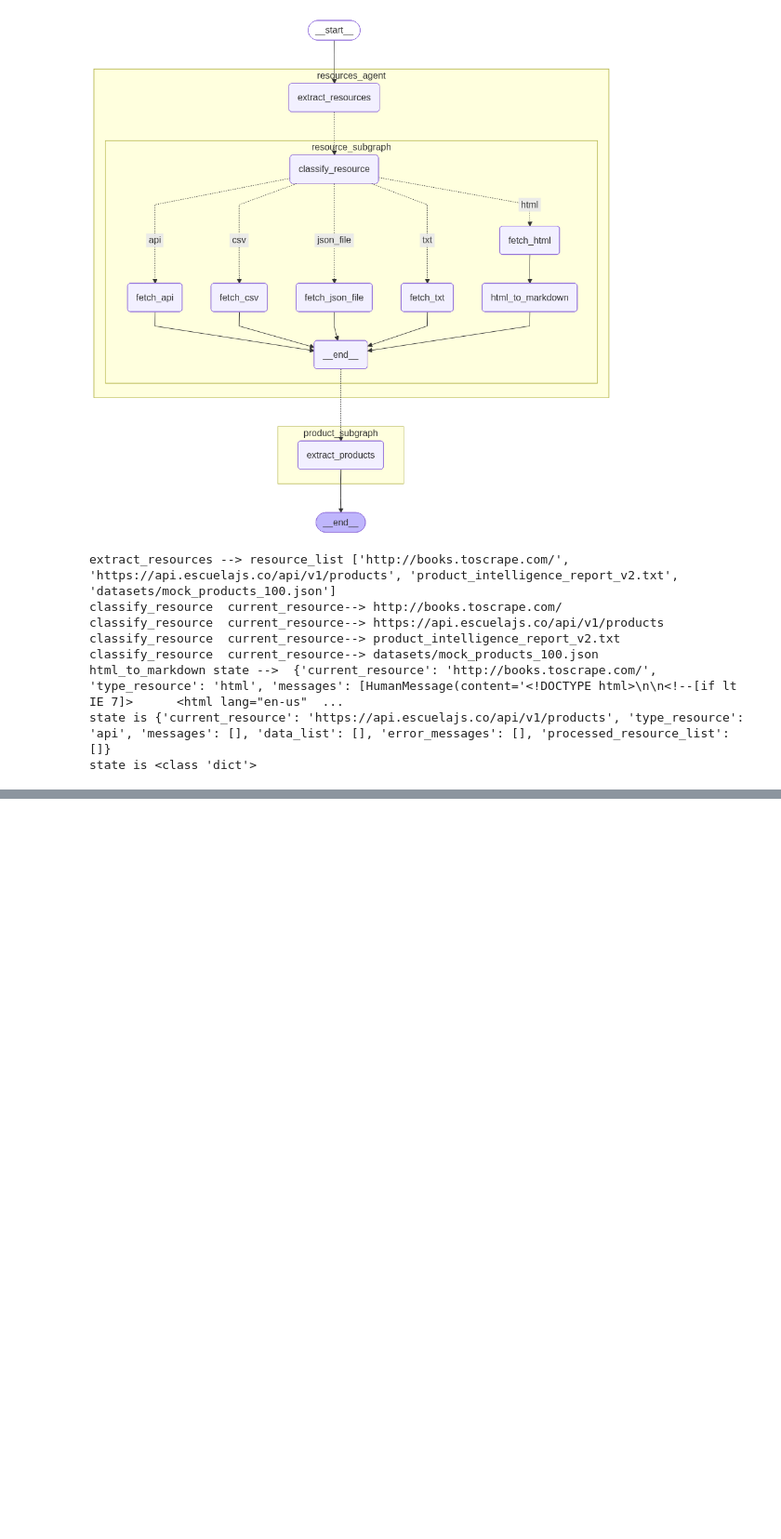
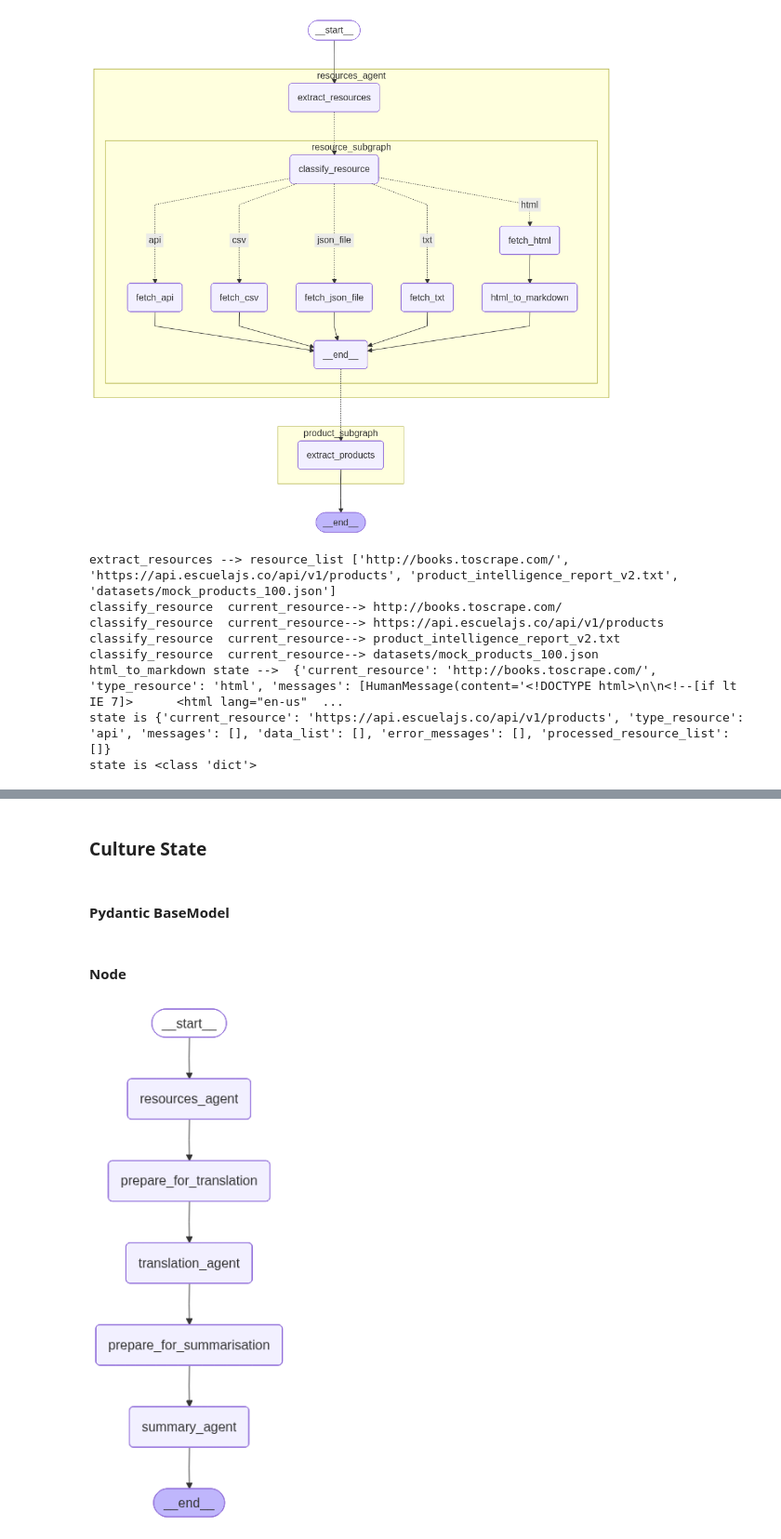
Before and after one commit to yahiaabdelhady2023/cross-border-e-commerce-agent-swarm, a Jupyter notebook: new_agentic_framework.ipynb, the cells around one changed output, grey strips where cells are left out. Shown at 93% size. Saved outputs shown, nothing was run; the diff lists cells and outputs as text; code cells hidden in the pictures; blank space fills up the shorter version.

Commit message:
finished agent

```diff
--- a/new_agentic_framework.ipynb
+++ b/new_agentic_framework.ipynb
@@ -806,0 +813,40 @@ result["products_list"]
+# %% [markdown]
+### Culture State
+# %%
+class CultureState(ResourceState, TranslationState, SummaryState):
+    pass
+# %% [markdown]
+#### Pydantic BaseModel
+# %% [markdown]
+#### Node
+# %%
+def prepare_for_translation(state: CultureState):
+    print("state in prepare_for_translation ",state)
+    string_docs = [data.content for data in state["data_list"]]
+    print()
+    return {"string_documents":string_docs,"target_language":"english"}
+
+def prepare_for_summarisation(state: CultureState):
+    print("state in prepare_for_summarisation ",state)
+
+    string_docs = state["final_translated_document"].content[0]['text']
+    print("translated doc is ",string_docs)
+    return {"string_documents":[str(string_docs)],"clean_required":"yes"}
+# %%
+culture_graph = StateGraph(CultureState)
+culture_graph.add_node("resources_agent",compiled_resource_parentgraph)
+culture_graph.add_node("prepare_for_translation",prepare_for_translation)
+culture_graph.add_node("translation_agent",translation_parentgraph_compiled)
+culture_graph.add_node("prepare_for_summarisation",prepare_for_summarisation)
+culture_graph.add_node("summary_agent",summary_parentgraph)
+###########################################################################
+culture_graph.add_edge(START,"resources_agent")
+culture_graph.add_edge("resources_agent","prepare_for_translation")
+culture_graph.add_edge("prepare_for_translation","translation_agent")
+culture_graph.add_edge("translation_agent","prepare_for_summarisation")
+culture_graph.add_edge("prepare_for_summarisation","summary_agent")
+culture_graph.add_edge("summary_agent",END)
+culture_graph_compiled = culture_graph.compile()
+display(Image(culture_graph_compiled.get_graph().draw_mermaid_png()))
+# %% [output]
+[figure, added]
```
Also changed, not shown: parts of 7 cells of this notebook, 4 other files.
